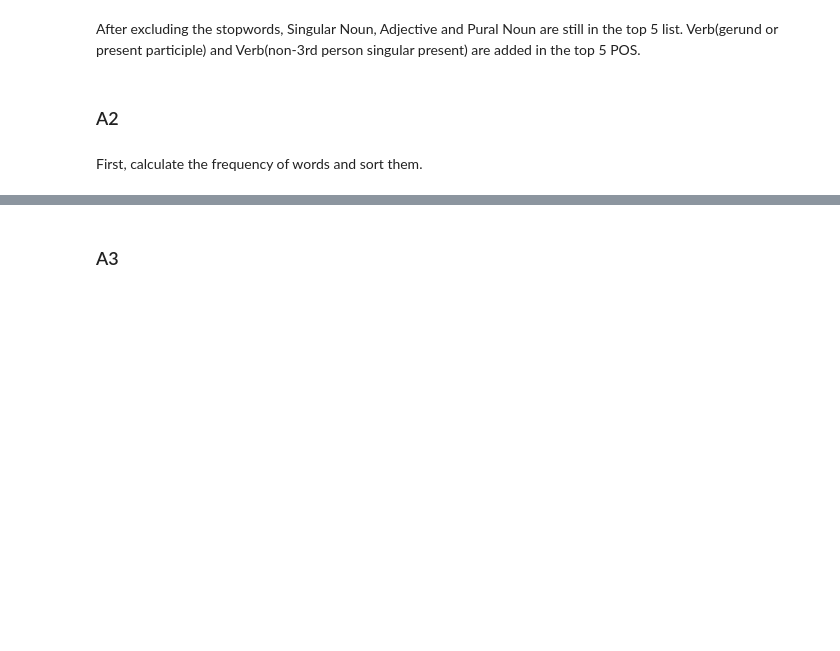
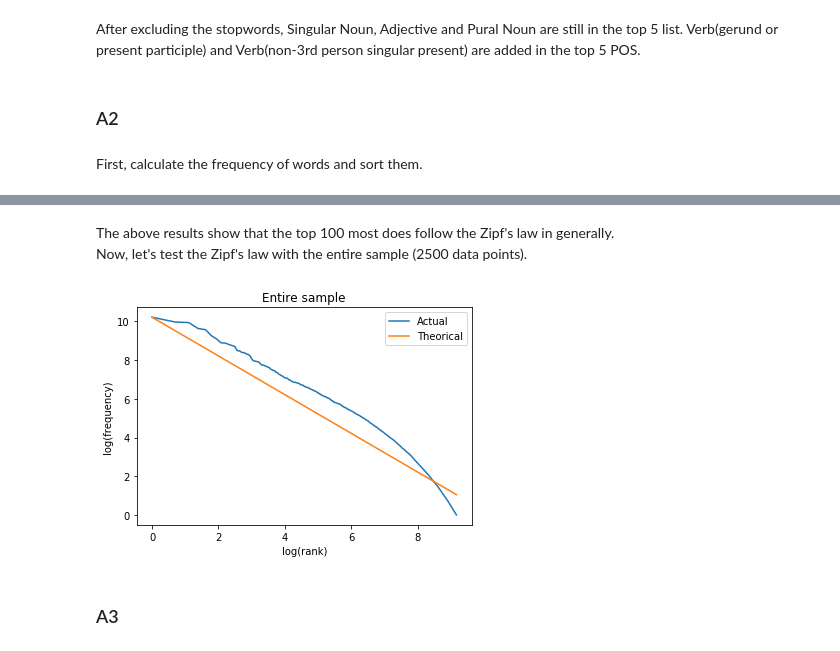
Before and after one commit to abhinaya08/text_analytics, a Jupyter notebook: assignment1/HW1_PartA_Tiff.ipynb, the cells around one changed output, grey strips where cells are left out. Drawn from its saved outputs; the diff is of its cells as text; code cells hidden in the pictures; blank space fills up the shorter version.

```diff
--- a/assignment1/HW1_PartA_Tiff.ipynb
+++ b/assignment1/HW1_PartA_Tiff.ipynb
@@ -152,3 +147,27 @@ plt.show()
+# %% [markdown]
+The above results show that the top 100 most does follow the Zipf's law in generally.<br>
+Now, let's test the Zipf's law with the entire sample (2500 data points).
+# %%
+sort_fdist.columns = ['word','frequency']
+sort_fdist['rank'] = sort_fdist['frequency'].rank(method='min',ascending=False)
+sort_fdist['zipf_law'] = [sort_fdist["frequency"].max()/r for r in sort_fdist['rank']]
+# %%
+fig = plt.figure()
+
+x = [math.log(c) for c in sort_fdist['rank'].values]
+y1 = [math.log(c) for c in sort_fdist['frequency']]
+y2 = [math.log(c) for c in sort_fdist['zipf_law']]
+
+ax1 = plt.plot(x,y1,label='Actual')
+ax2 = plt.plot(x,y2,label='Theorical')
+
+xlabel("log(rank)")
+ylabel("log(frequency)")
+title('Entire sample')
+plt.legend()
+plt.show()
+# %% [output]
+[figure, added]
 # %% [markdown]
 ### A3
 # %%
```
Also changed, not shown: parts of 10 cells of this notebook.
